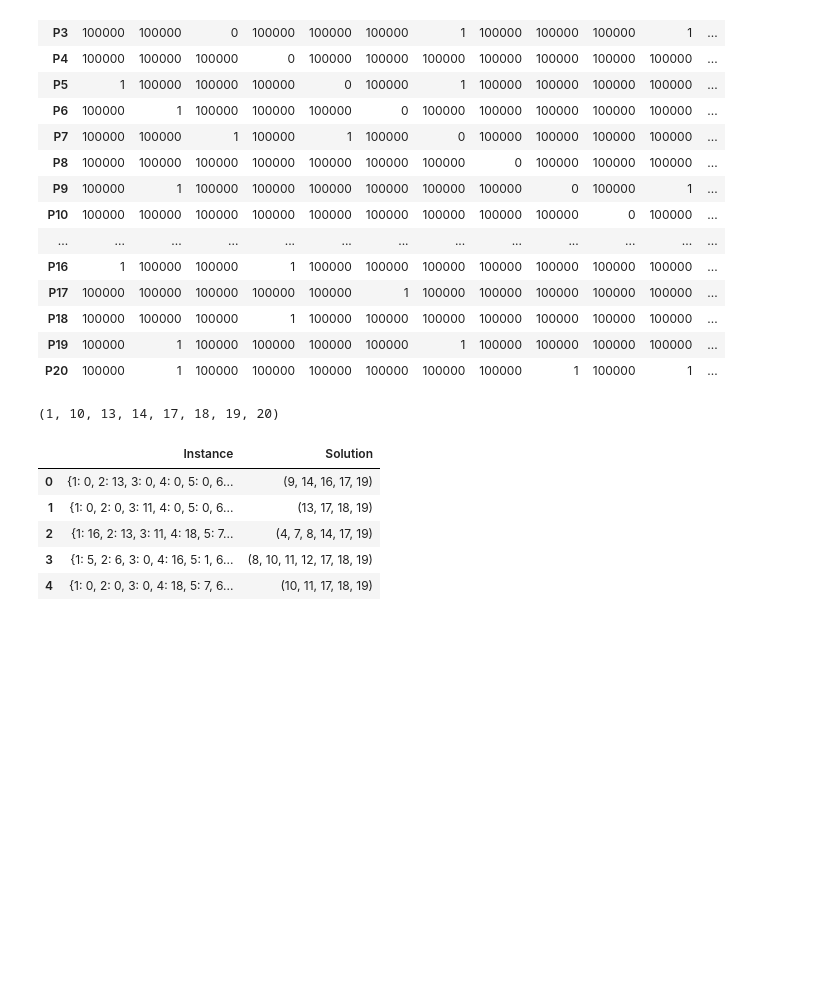
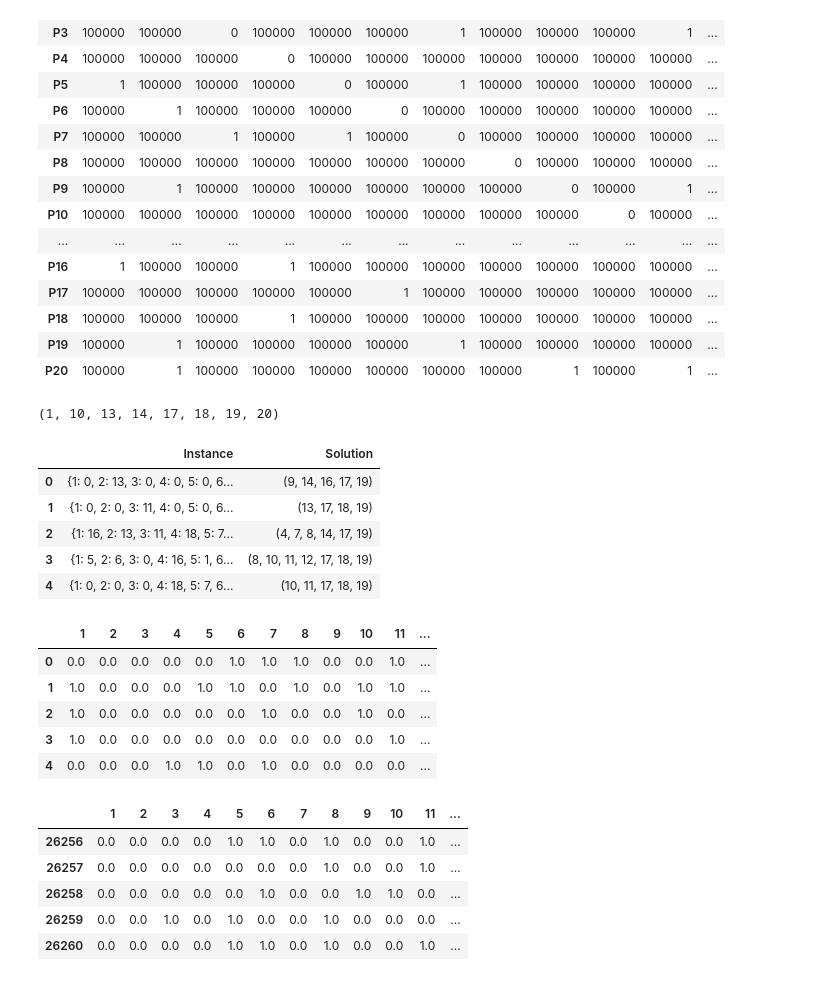
Before and after one commit to tantuwaySourabh/rf-tag2tag-communication, a Jupyter notebook: Project-Copy1.ipynb, the cells around one changed output. Saved outputs shown, nothing was run; the diff lists cells and outputs as text; code cells hidden in the pictures; blank space fills up the shorter version.

```diff
--- a/Project-Copy1.ipynb
+++ b/Project-Copy1.ipynb
@@ -396,3 +414,22 @@ display(data)
 # %%
 #code to save the dataset
 #data.to_csv('dataset.csv');
+# %%
+test = pd.read_csv('/Users/rob/Desktop/Semester data/Sem 4 S23/CS6340 Prof Haas/Volunteer Project/y_test.csv', skiprows = 1, header = None)
+test = test.drop(test.columns[0], axis=1)
+# %%
+display(test.head())
+display(test.tail())
+# %% [output]
+|  | 1 | 2 | 3 | 4 | 5 | 6 | 7 | 8 | 9 | 10 | 11 | ... |
+| 0 | 0.0 | 0.0 | 0.0 | 0.0 | 0.0 | 1.0 | 1.0 | 1.0 | 0.0 | 0.0 | 1.0 | ... |
+| 1 | 1.0 | 0.0 | 0.0 | 0.0 | 1.0 | 1.0 | 0.0 | 1.0 | 0.0 | 1.0 | 1.0 | ... |
+| 2 | 1.0 | 0.0 | 0.0 | 0.0 | 0.0 | 0.0 | 1.0 | 0.0 | 0.0 | 1.0 | 0.0 | ... |
+| 3 | 1.0 | 0.0 | 0.0 | 0.0 | 0.0 | 0.0 | 0.0 | 0.0 | 0.0 | 0.0 | 1.0 | ... |
+| 4 | 0.0 | 0.0 | 0.0 | 1.0 | 1.0 | 0.0 | 1.0 | 0.0 | 0.0 | 0.0 | 0.0 | ... |
+|  | 1 | 2 | 3 | 4 | 5 | 6 | 7 | 8 | 9 | 10 | 11 | ... |
+| 26256 | 0.0 | 0.0 | 0.0 | 0.0 | 1.0 | 1.0 | 0.0 | 1.0 | 0.0 | 0.0 | 1.0 | ... |
+| 26257 | 0.0 | 0.0 | 0.0 | 0.0 | 0.0 | 0.0 | 0.0 | 1.0 | 0.0 | 0.0 | 1.0 | ... |
+| 26258 | 0.0 | 0.0 | 0.0 | 0.0 | 0.0 | 1.0 | 0.0 | 0.0 | 1.0 | 1.0 | 0.0 | ... |
+| 26259 | 0.0 | 0.0 | 1.0 | 0.0 | 1.0 | 0.0 | 0.0 | 1.0 | 0.0 | 0.0 | 0.0 | ... |
+| 26260 | 0.0 | 0.0 | 0.0 | 0.0 | 1.0 | 1.0 | 0.0 | 1.0 | 0.0 | 0.0 | 1.0 | ... |
```
Also changed, not shown: parts of 12 cells of this notebook, 15 other files.
